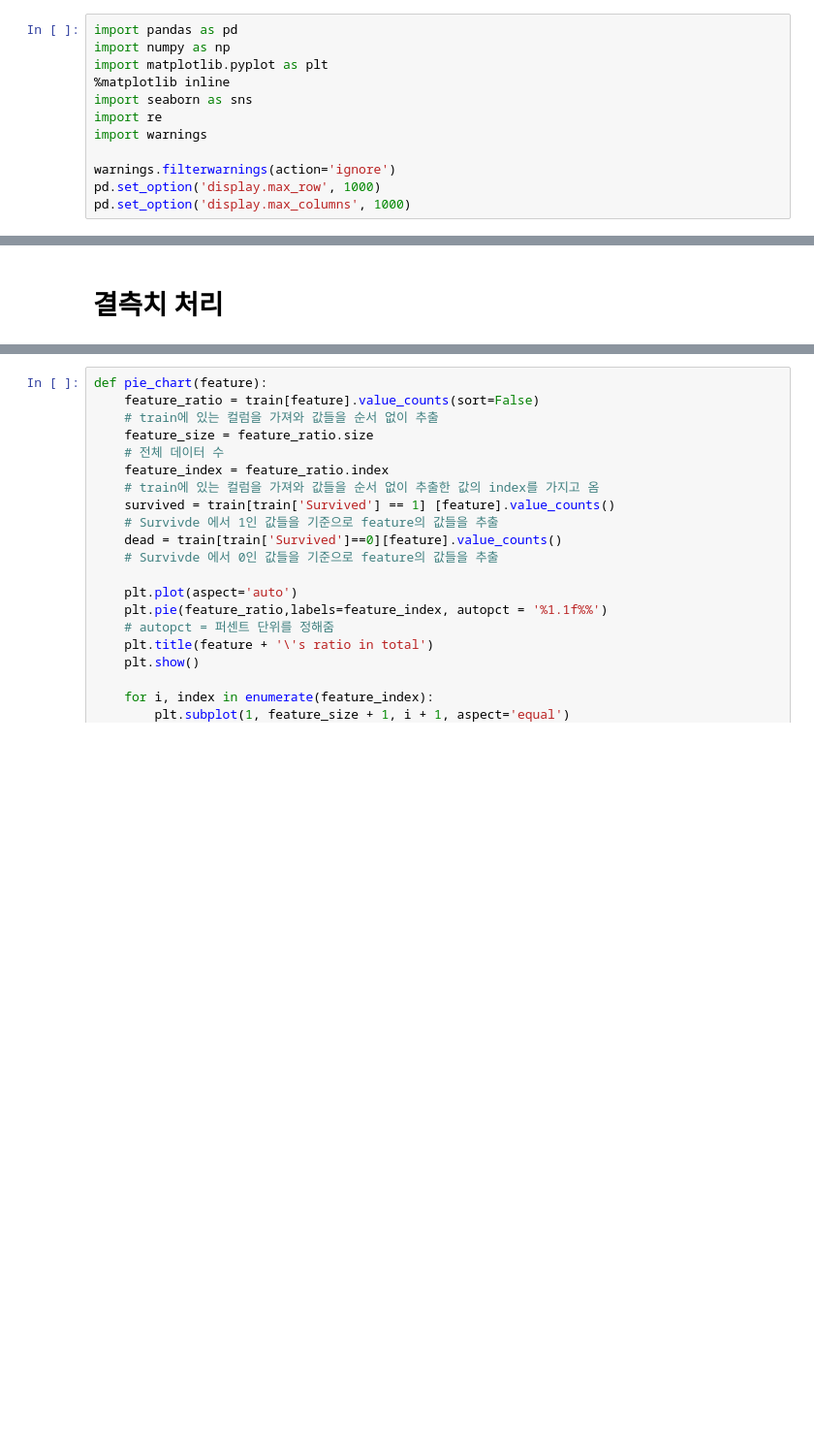
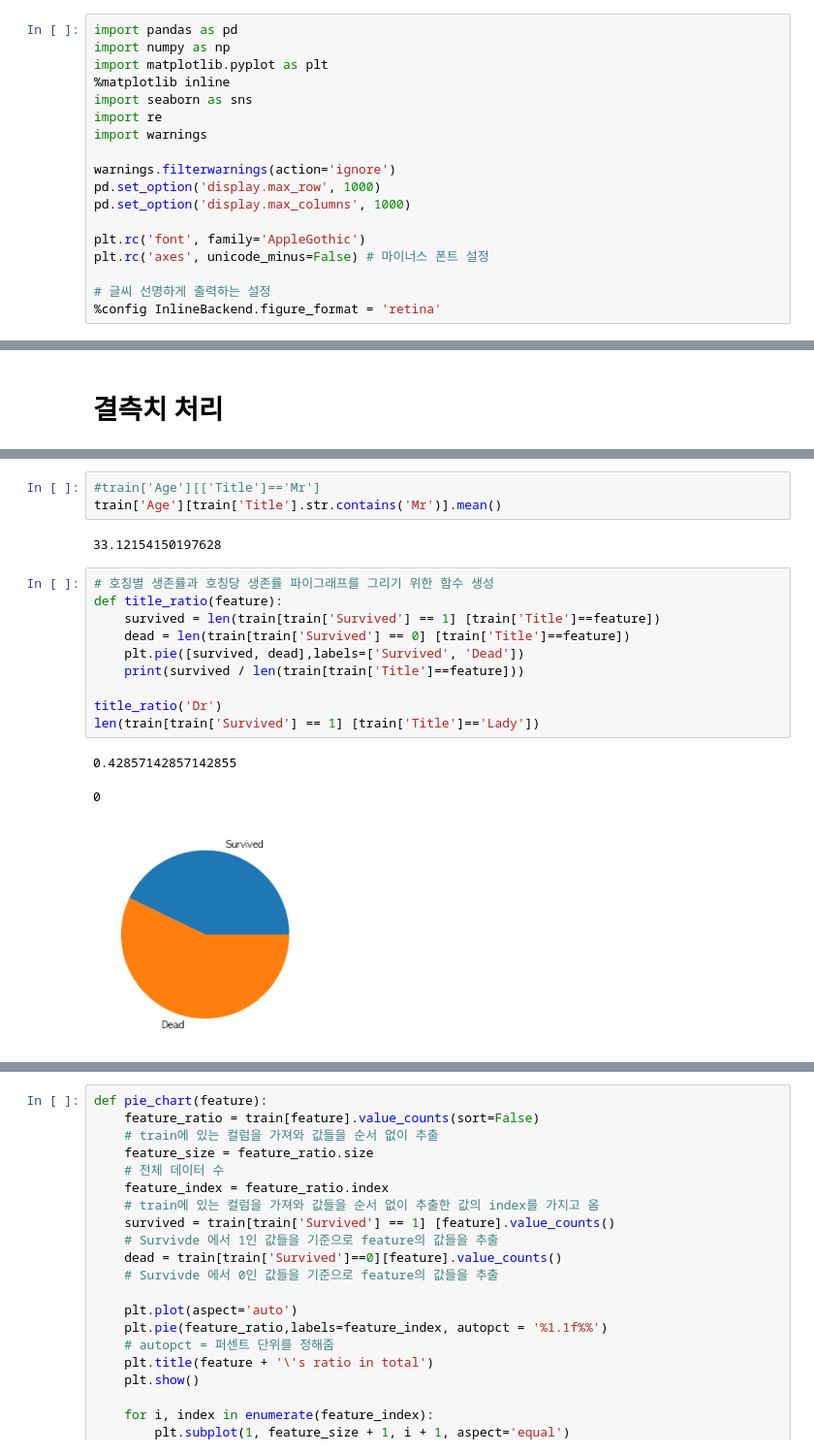
Before and after one commit to unknown-jun/First_step_of_data_analist, a Jupyter notebook: titanic.ipynb, the cells around one changed output, grey strips where cells are left out. Shown at 97% size. Drawn from its saved outputs; the diff is of its cells as text; blank space fills up the shorter version.

```diff
--- a/titanic.ipynb
+++ b/titanic.ipynb
@@ -14,4 +17,10 @@ import warnings
 warnings.filterwarnings(action='ignore')
 pd.set_option('display.max_row', 1000)
 pd.set_option('display.max_columns', 1000)
+
+plt.rc('font', family='AppleGothic')
+plt.rc('axes', unicode_minus=False) # 마이너스 폰트 설정
+
+# 글씨 선명하게 출력하는 설정
+%config InlineBackend.figure_format = 'retina'
 # %%
@@ -133 +150,20 @@ Name: Age, dtype: float64
+# %%
+#train['Age'][['Title']=='Mr']
+train['Age'][train['Title'].str.contains('Mr')].mean()
+# %% [output]
+33.12154150197628
+# %%
+# 호칭별 생존률과 호칭당 생존률 파이그래프를 그리기 위한 함수 생성
+def title_ratio(feature):
+    survived = len(train[train['Survived'] == 1] [train['Title']==feature])
+    dead = len(train[train['Survived'] == 0] [train['Title']==feature])
+    plt.pie([survived, dead],labels=['Survived', 'Dead'])
+    print(survived / len(train[train['Title']==feature]))
+
+title_ratio('Dr')
+len(train[train['Survived'] == 1] [train['Title']=='Lady'])
+# %% [output]
+0.42857142857142855
+0
+[figure, added]
 # %%
```
Also changed, not shown: parts of 84 cells of this notebook.
